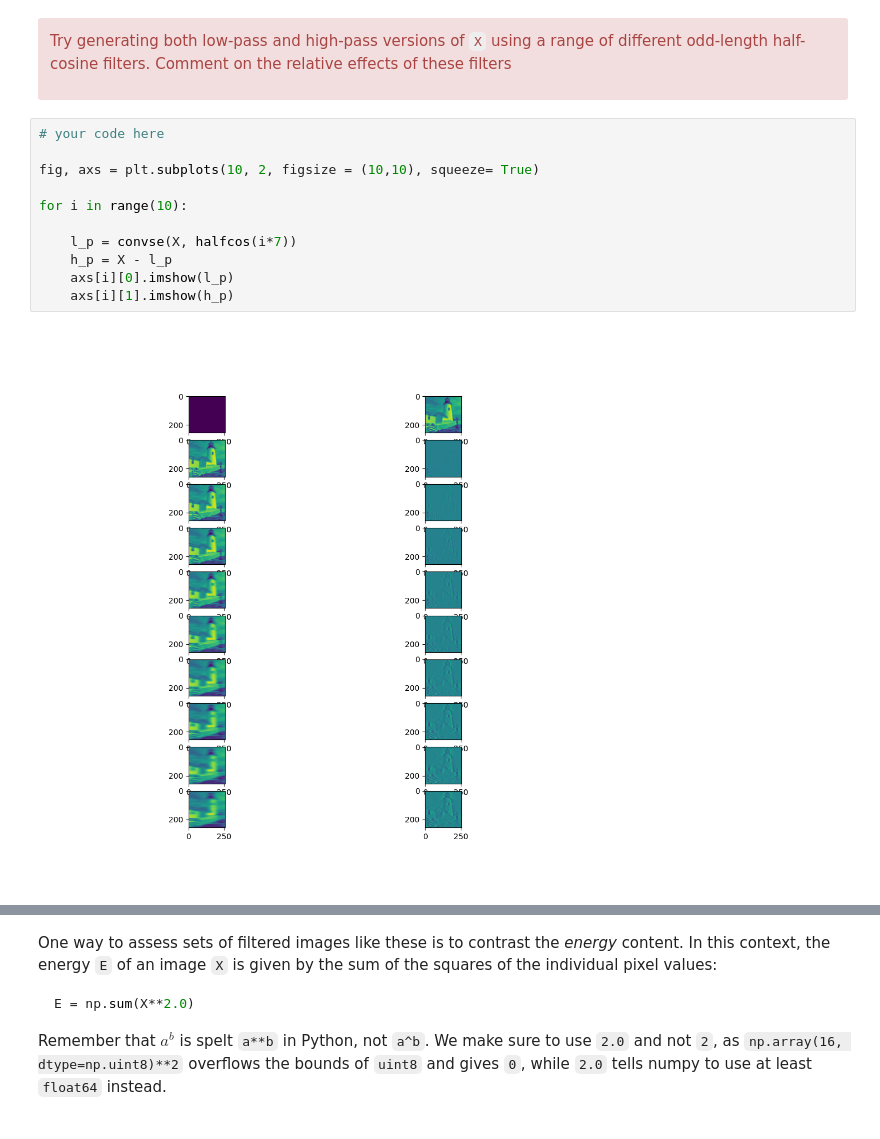
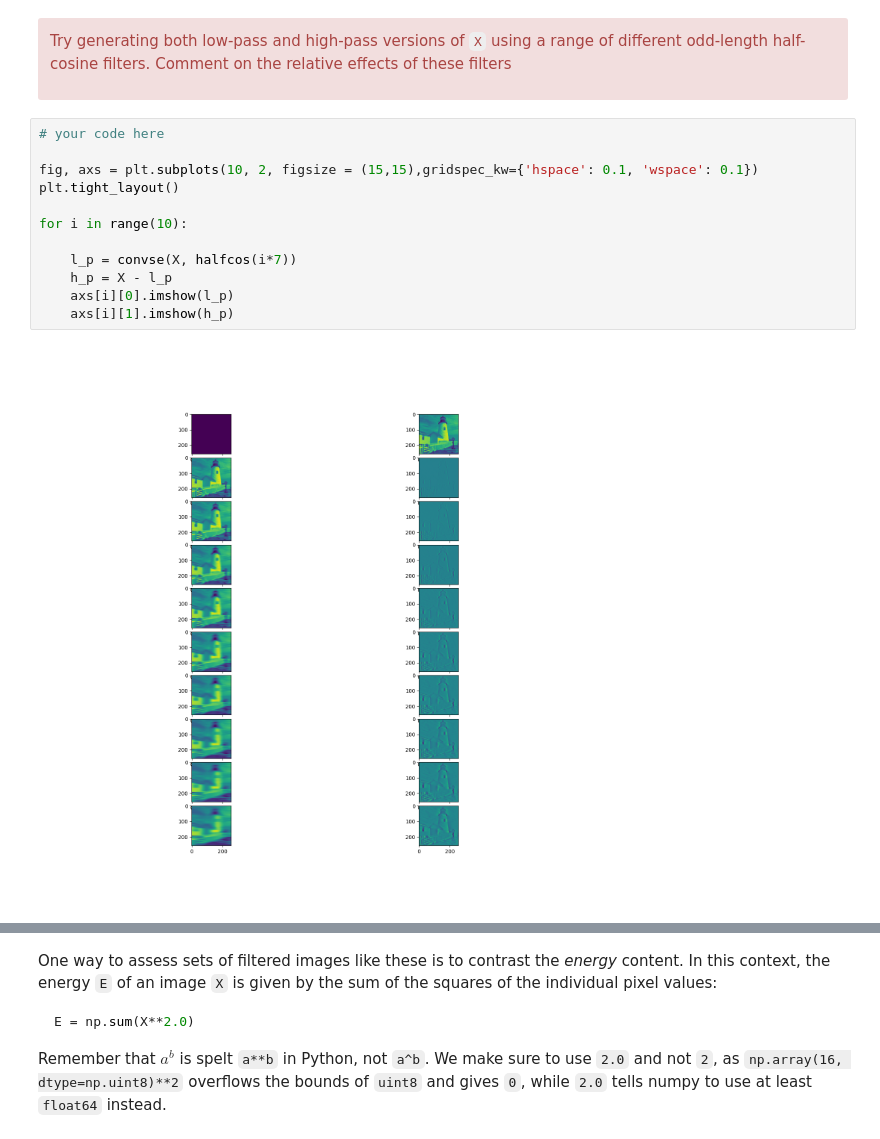
Before and after one commit to mas302/cued_sf2_lab, a Jupyter notebook: 5-simple-image-filtering.ipynb, the cells around one changed output, grey strips where cells are left out. Drawn from its saved outputs; the diff is of its cells as text.

```diff
--- a/5-simple-image-filtering.ipynb
+++ b/5-simple-image-filtering.ipynb
@@ -234,13 +234,14 @@ Try generating both low-pass and high-pass versions of `X` using a range of diff
 # %%
 # your code here
 
-fig, axs = plt.subplots(10, 2, figsize = (10,10), squeeze= True)
+fig, axs = plt.subplots(10, 2, figsize = (15,15),gridspec_kw={'hspace': 0.1, 'wspace': 0.1})
+plt.tight_layout()
 
 for i in range(10):
 
     l_p = convse(X, halfcos(i*7))
     h_p = X - l_p
     axs[i][0].imshow(l_p)
     axs[i][1].imshow(h_p)
 # %% [output]
-[figure, old version]
+[figure, new version]
```
Also changed, not shown: parts of 2 cells of this notebook, 4 other files.
